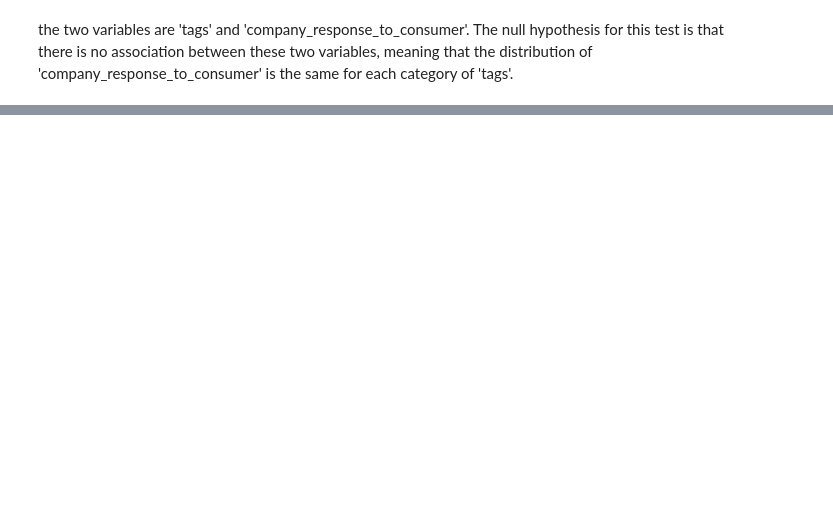
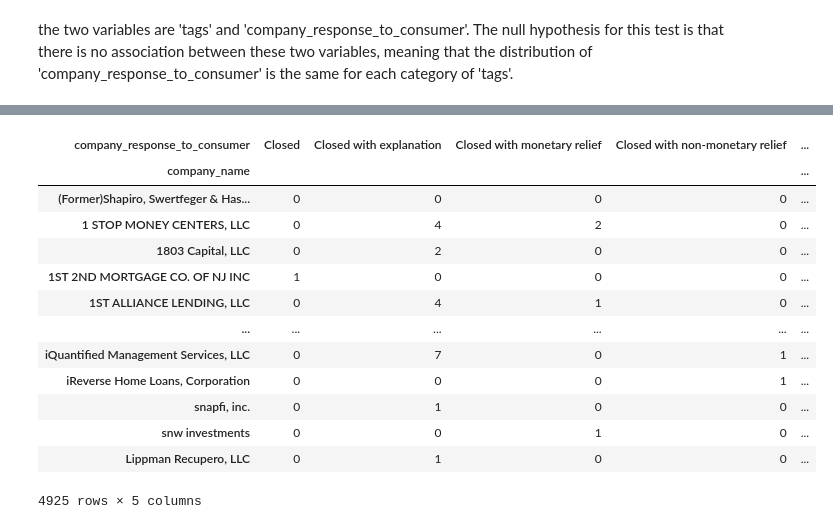
Before and after one commit to DATA-TRAC/consumer-complaint-response, a Jupyter notebook: lugo-capston.ipynb, the cells around one changed output, grey strips where cells are left out. Cells and saved outputs as stored; diff of their text form; code cells hidden in the pictures; blank space fills up the shorter version.

```diff
--- a/lugo-capston.ipynb
+++ b/lugo-capston.ipynb
@@ -706,0 +809,17 @@ train['sentiment']
+# %%
+response_counts
+# %% [output]
+| company_response_to_consumer | Closed | Closed with explanation | Closed with monetary relief | Closed with non-monetary relief | ... |
+| company_name |  |  |  |  | ... |
+| (Former)Shapiro, Swertfeger & Has... | 0 | 0 | 0 | 0 | ... |
+| 1 STOP MONEY CENTERS, LLC | 0 | 4 | 2 | 0 | ... |
+| 1803 Capital, LLC | 0 | 2 | 0 | 0 | ... |
+| 1ST 2ND MORTGAGE CO. OF NJ INC | 1 | 0 | 0 | 0 | ... |
+| 1ST ALLIANCE LENDING, LLC | 0 | 4 | 1 | 0 | ... |
+| ... | ... | ... | ... | ... | ... |
+| iQuantified Management Services, LLC | 0 | 7 | 0 | 1 | ... |
+| iReverse Home Loans, Corporation | 0 | 0 | 0 | 1 | ... |
+| snapfi, inc. | 0 | 1 | 0 | 0 | ... |
+| snw investments | 0 | 0 | 1 | 0 | ... |
+| Lippman Recupero, LLC | 0 | 1 | 0 | 0 | ... |
+4925 rows × 5 columns
```
Also changed, not shown: parts of 75 cells of this notebook, 1 other file.
